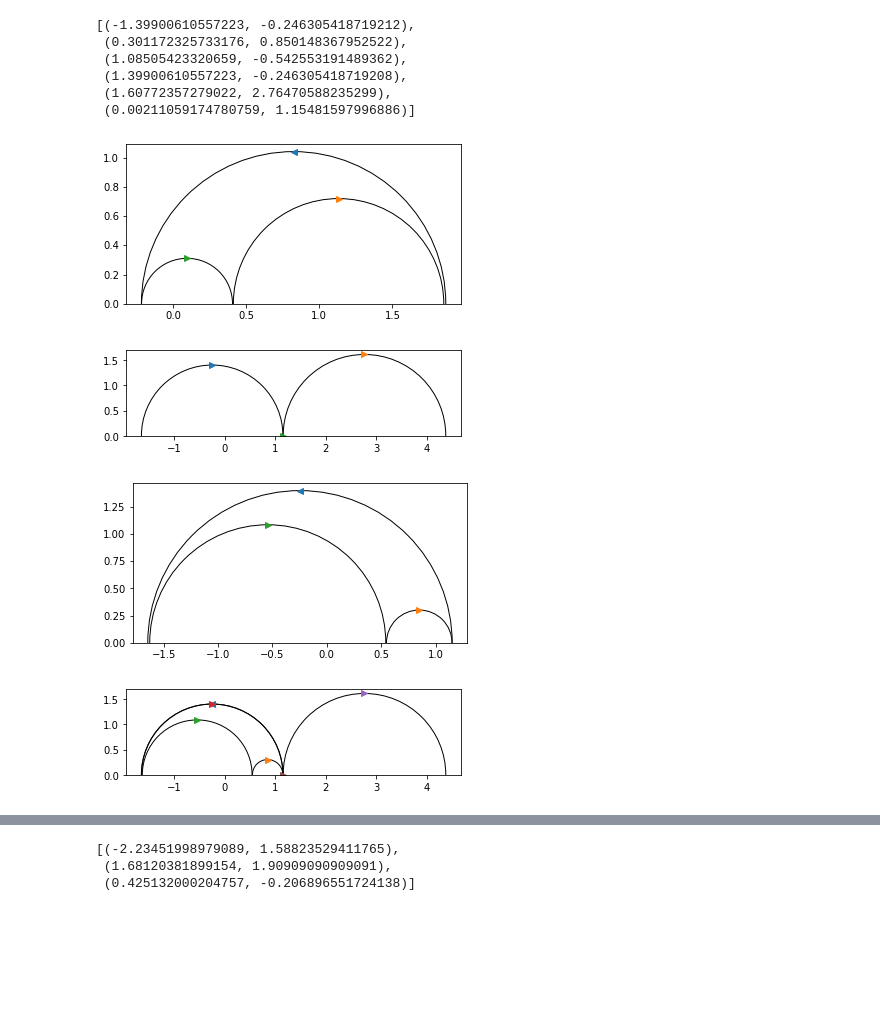
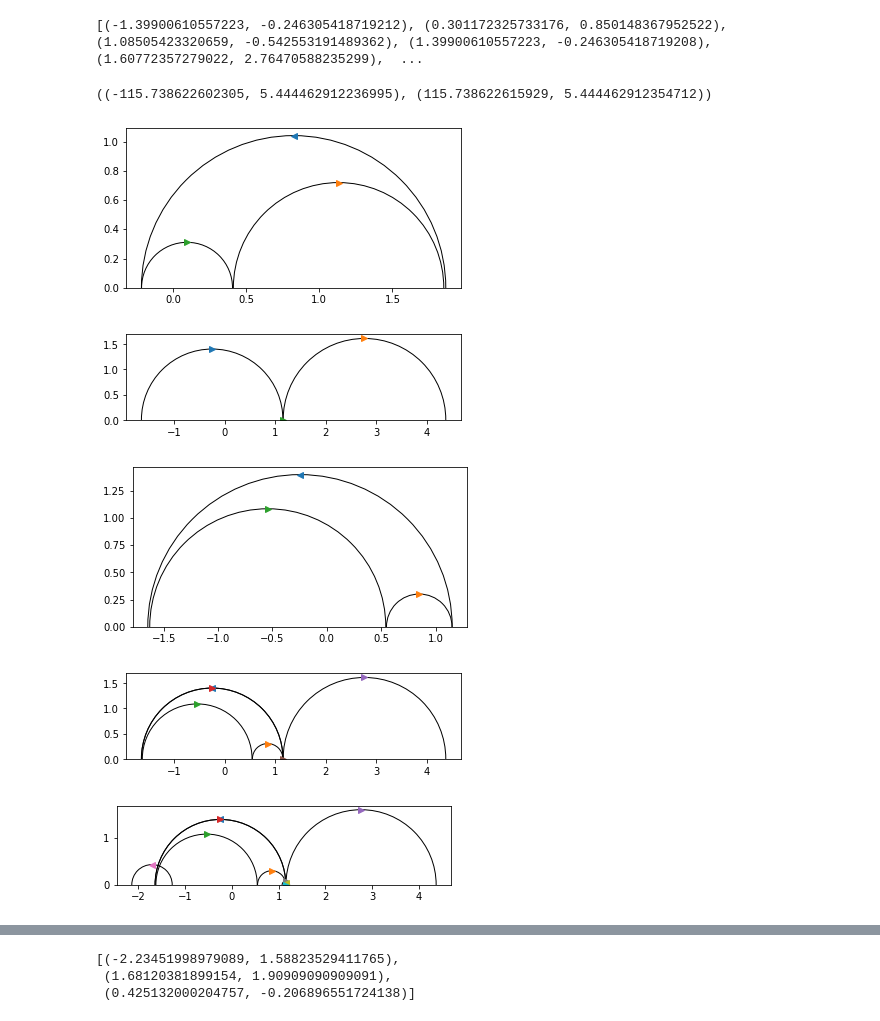
Before and after one commit to BrookeOgrodnik/REU, a Jupyter notebook: Circles-CopyExamples.ipynb, the cells around one changed output, grey strips where cells are left out. Drawn from its saved outputs; the diff is of its cells as text; code cells hidden in the pictures; blank space fills up the shorter version.

```diff
--- a/Circles-CopyExamples.ipynb
+++ b/Circles-CopyExamples.ipynb
@@ -181,16 +184,13 @@ def pantsShear(pants1, pants2, y): # y is given in minimal form, without any 0's
     radiusCenterPlotter(pants1_in_plane+ pants2_in_plane)
     return pants1_in_plane+ pants2_in_plane
 # %%
-pantsShear(([1,1,1,1,1,1,0,1,0], [0,1,1,1,1], [1,0,1,0,1,1]),([1,0,0,0,0,0],[1,0,0,1,1],[0,0,0,0,1,0,1,0,0]),[1,1,1,4,1,1,6,2])
+getShear(([1,1,1,1,1,1,0,1,0], [0,1,1,1,1], [1,0,1,0,1,1]),([1,0,0,0,0,0],[1,0,0,1,1],[0,0,0,0,1,0,1,0,0]),[1,1,1,4,1,1,6,2])
 # %% [output]
-[(-1.39900610557223, -0.246305418719212),
- (0.301172325733176, 0.850148367952522),
- (1.08505423320659, -0.542553191489362),
- (1.39900610557223, -0.246305418719208),
- (1.60772357279022, 2.76470588235299),
- (0.00211059174780759, 1.15481597996886)]
+[(-1.39900610557223, -0.246305418719212), (0.301172325733176, 0.850148367952522), (1.08505423320659, -0.542553191489362), (1.39900610557223, -0.246305418719208), (1.60772357279022, 2.76470588235299),  ...
+((-115.738622602305, 5.444462912236995), (115.738622615929, 5.444462912354712))
 [figure]
 [figure]
 [figure]
 [figure]
+[figure, added]
 # %%
```
Also changed, not shown: parts of 8 cells of this notebook.
